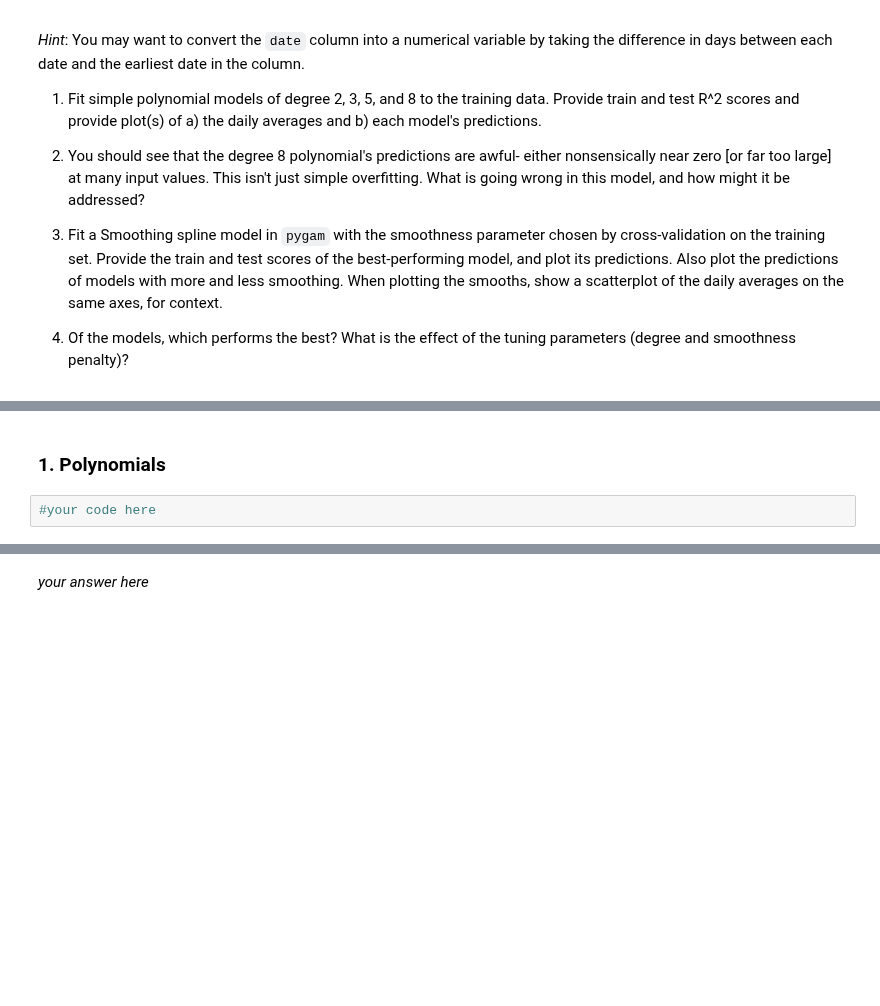
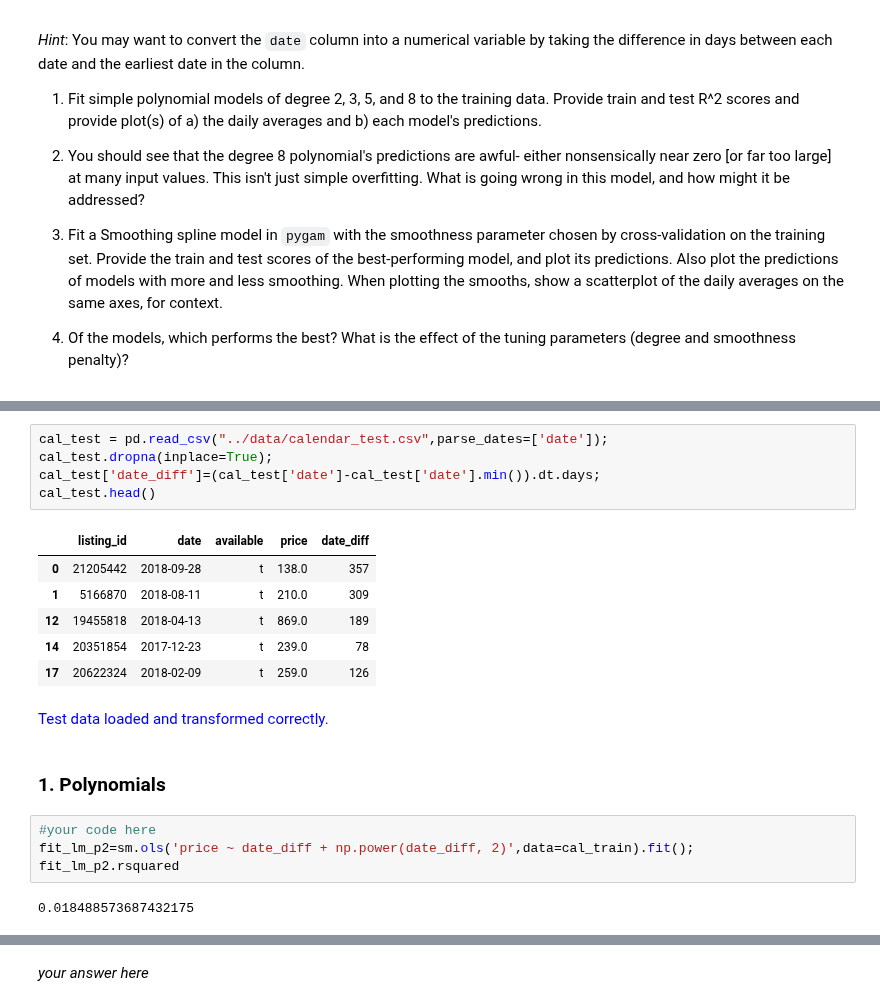
Before and after one commit to medeirosf/2020-CS109B, a Jupyter notebook: content/homeworks/hw01/notebook/cs109b_hw1_edited.ipynb, the cells around one changed output, grey strips where cells are left out. Saved outputs shown, nothing was run; the diff lists cells and outputs as text; blank space fills up the shorter version.

```diff
--- a/content/homeworks/hw01/notebook/cs109b_hw1_edited.ipynb
+++ b/content/homeworks/hw01/notebook/cs109b_hw1_edited.ipynb
@@ -97,4 +169,24 @@ Fit a regression model that uses the date as a predictor and predicts the price
+# %%
+cal_test = pd.read_csv("../data/calendar_test.csv",parse_dates=['date']);
+cal_test.dropna(inplace=True);
+cal_test['date_diff']=(cal_test['date']-cal_test['date'].min()).dt.days;
+cal_test.head()
+# %% [output]
+|  | listing_id | date | available | price | date_diff |
+| 0 | 21205442 | 2018-09-28 | t | 138.0 | 357 |
+| 1 | 5166870 | 2018-08-11 | t | 210.0 | 309 |
+| 12 | 19455818 | 2018-04-13 | t | 869.0 | 189 |
+| 14 | 20351854 | 2017-12-23 | t | 239.0 | 78 |
+| 17 | 20622324 | 2018-02-09 | t | 259.0 | 126 |
+# %% [markdown]
+<font color='blue'>
+Test data loaded and transformed correctly.
+</font>
 # %% [markdown]
 ### 1. Polynomials
-# %%
-#your code here
+# %%
+#your code here
+fit_lm_p2=sm.ols('price ~ date_diff + np.power(date_diff, 2)',data=cal_train).fit();
+fit_lm_p2.rsquared
+# %% [output]
+0.018488573687432175
```
Also changed, not shown: parts of 14 cells of this notebook.
